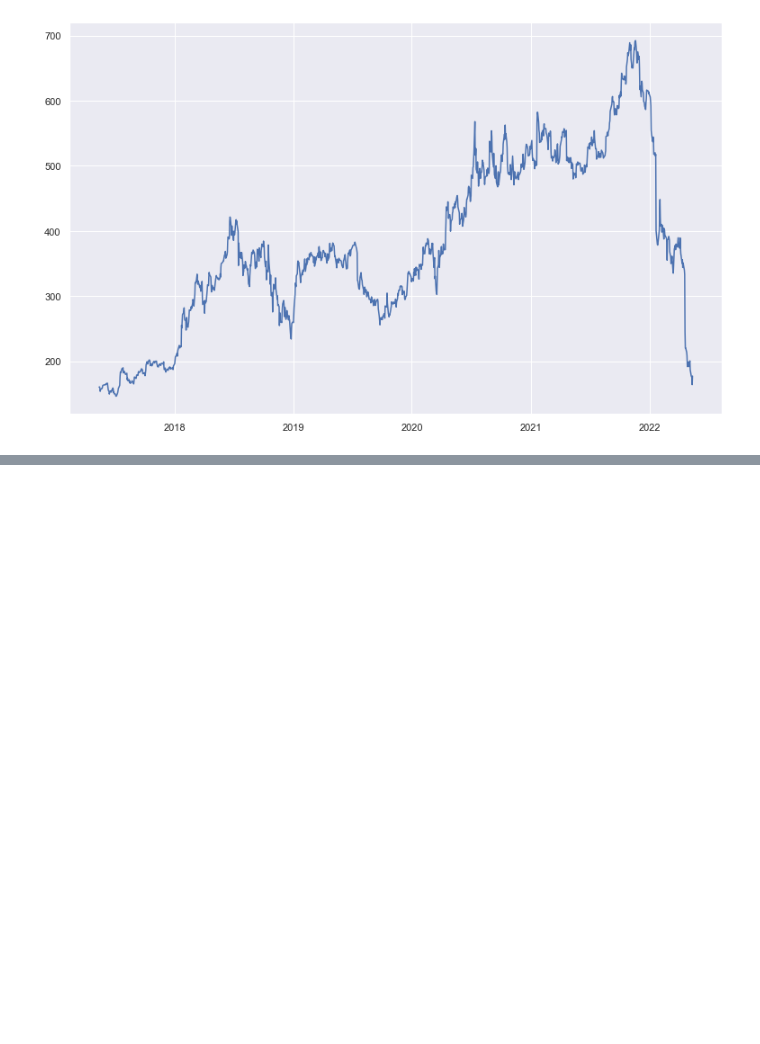
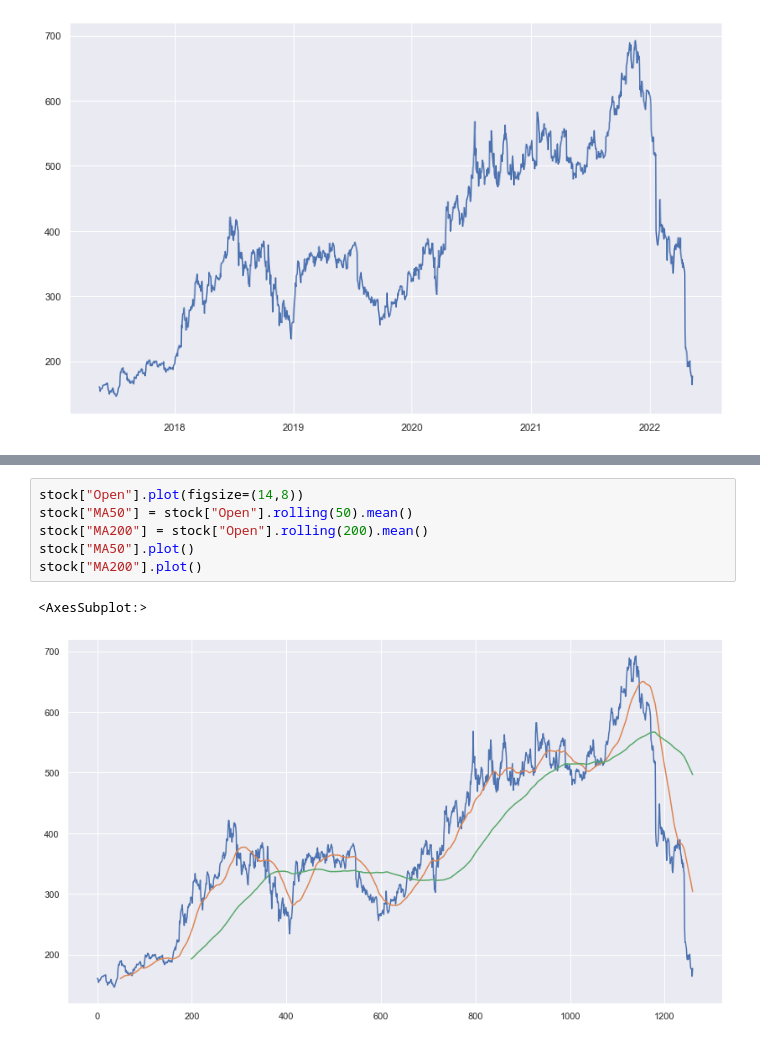
Before and after one commit to sakib4535/statistical_analysis_basics, a Jupyter notebook: PROJECTS/Analytics for Netflix (Content and Stock Market) .ipynb, the cells around one changed output, grey strips where cells are left out. Saved outputs shown, nothing was run; the diff lists cells and outputs as text; blank space fills up the shorter version.

```diff
--- a/PROJECTS/Analytics for Netflix (Content and Stock Market) .ipynb
+++ b/PROJECTS/Analytics for Netflix (Content and Stock Market) .ipynb
@@ -361,0 +393,9 @@ Text(0.5, 1.0, 'Volumn Size of the Netflix Market (In total Five Years of Timeli
+# %%
+stock["Open"].plot(figsize=(14,8))
+stock["MA50"] = stock["Open"].rolling(50).mean()
+stock["MA200"] = stock["Open"].rolling(200).mean()
+stock["MA50"].plot()
+stock["MA200"].plot()
+# %% [output]
+<AxesSubplot:>
+[figure, added]
```
Also changed, not shown: parts of 7 cells of this notebook.
